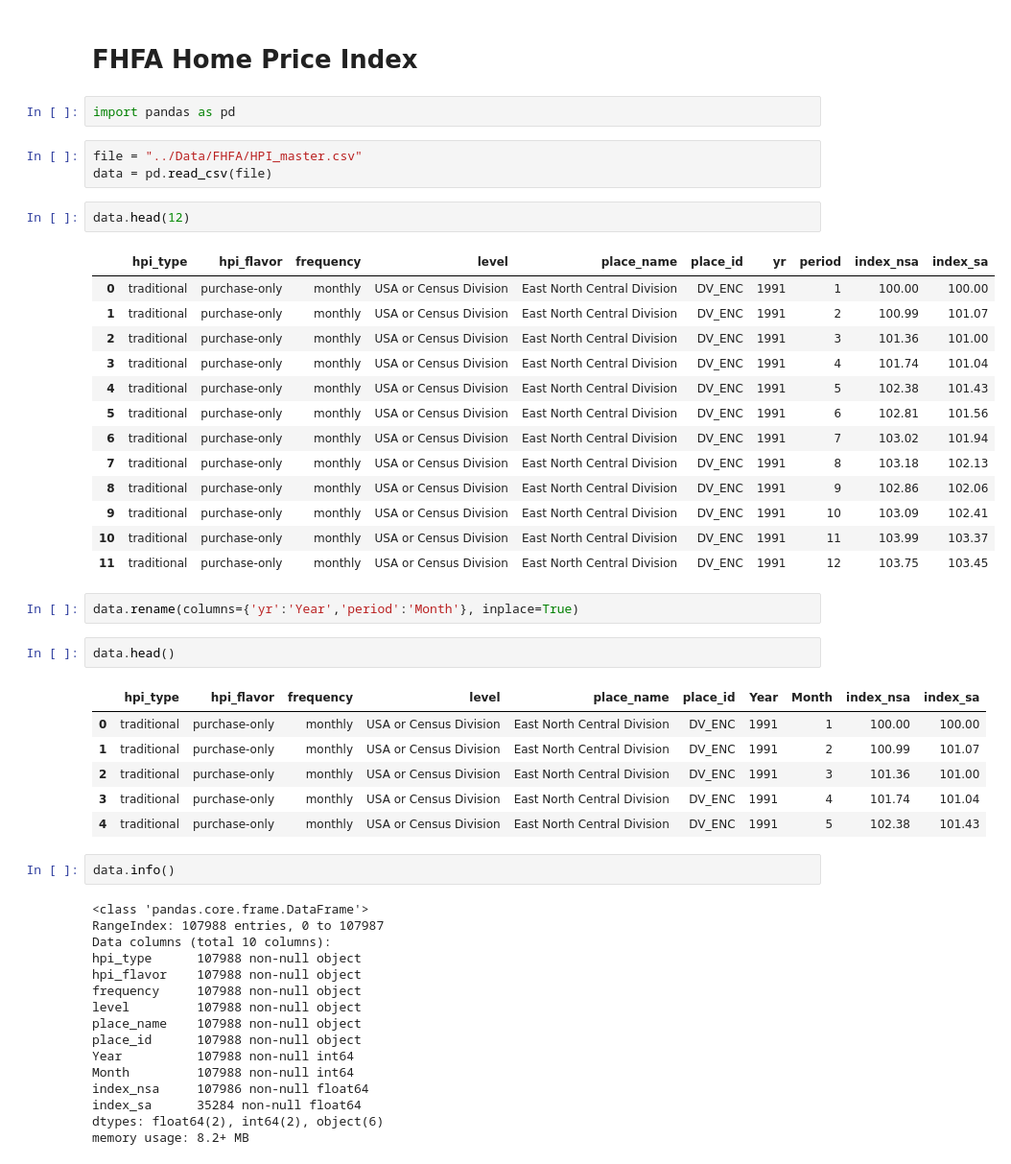
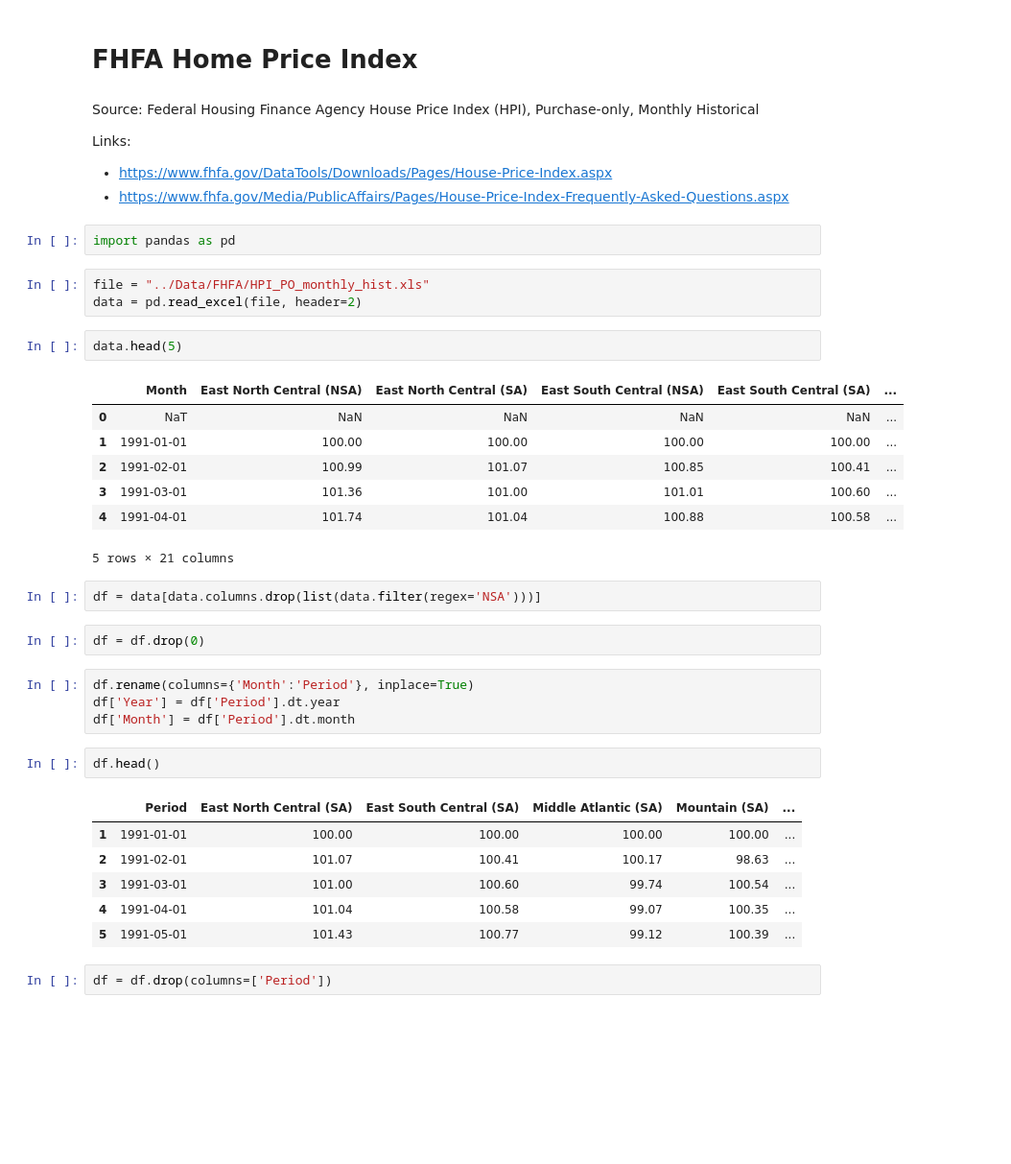
Before and after one commit to andrewboring/laughing-umbrella, a Jupyter notebook: Data-Cleanup/FHFA Home Price Index.ipynb, the cells around one changed output. Shown: that part at 96% size. Cells and saved outputs as stored; diff of their text form; blank space fills up the shorter version.

Commit message:
updated with purchase-only XLS file

```diff
--- a/Data-Cleanup/FHFA Home Price Index.ipynb
+++ b/Data-Cleanup/FHFA Home Price Index.ipynb
@@ -2,52 +3,42 @@
 # FHFA Home Price Index
+# %% [markdown]
+Source: Federal Housing Finance Agency House Price Index (HPI), Purchase-only, Monthly Historical
+
+Links:
+ - https://www.fhfa.gov/DataTools/Downloads/Pages/House-Price-Index.aspx
+ - https://www.fhfa.gov/Media/PublicAffairs/Pages/House-Price-Index-Frequently-Asked-Questions.aspx
 # %%
 import pandas as pd
 # %%
-file = "../Data/FHFA/HPI_master.csv"
-data = pd.read_csv(file)
+file = "../Data/FHFA/HPI_PO_monthly_hist.xls"
+data = pd.read_excel(file, header=2)
 # %%
-data.head(12)
+data.head(5)
 # %% [output]
-|  | hpi_type | hpi_flavor | frequency | level | place_name | place_id | yr | period | index_nsa | index_sa |
-| 0 | traditional | purchase-only | monthly | USA or Census Division | East North Central Division | DV_ENC | 1991 | 1 | 100.00 | 100.00 |
-| 1 | traditional | purchase-only | monthly | USA or Census Division | East North Central Division | DV_ENC | 1991 | 2 | 100.99 | 101.07 |
-| 2 | traditional | purchase-only | monthly | USA or Census Division | East North Central Division | DV_ENC | 1991 | 3 | 101.36 | 101.00 |
-| 3 | traditional | purchase-only | monthly | USA or Census Division | East North Central Division | DV_ENC | 1991 | 4 | 101.74 | 101.04 |
-| 4 | traditional | purchase-only | monthly | USA or Census Division | East North Central Division | DV_ENC | 1991 | 5 | 102.38 | 101.43 |
-| 5 | traditional | purchase-only | monthly | USA or Census Division | East North Central Division | DV_ENC | 1991 | 6 | 102.81 | 101.56 |
-| 6 | traditional | purchase-only | monthly | USA or Census Division | East North Central Division | DV_ENC | 1991 | 7 | 103.02 | 101.94 |
-| 7 | traditional | purchase-only | monthly | USA or Census Division | East North Central Division | DV_ENC | 1991 | 8 | 103.18 | 102.13 |
-| 8 | traditional | purchase-only | monthly | USA or Census Division | East North Central Division | DV_ENC | 1991 | 9 | 102.86 | 102.06 |
-| 9 | traditional | purchase-only | monthly | USA or Census Division | East North Central Division | DV_ENC | 1991 | 10 | 103.09 | 102.41 |
-| 10 | traditional | purchase-only | monthly | USA or Census Division | East North Central Division | DV_ENC | 1991 | 11 | 103.99 | 103.37 |
-| 11 | traditional | purchase-only | monthly | USA or Census Division | East North Central Division | DV_ENC | 1991 | 12 | 103.75 | 103.45 |
+|  | Month | East North Central (NSA) | East North Central (SA) | East South Central (NSA) | East South Central (SA) | ... |
+| 0 | NaT | NaN | NaN | NaN | NaN | ... |
+| 1 | 1991-01-01 | 100.00 | 100.00 | 100.00 | 100.00 | ... |
+| 2 | 1991-02-01 | 100.99 | 101.07 | 100.85 | 100.41 | ... |
+| 3 | 1991-03-01 | 101.36 | 101.00 | 101.01 | 100.60 | ... |
+| 4 | 1991-04-01 | 101.74 | 101.04 | 100.88 | 100.58 | ... |
+5 rows × 21 columns
-# %%
-data.rename(columns={'yr':'Year','period':'Month'}, inplace=True)
+# %%
+df = data[data.columns.drop(list(data.filter(regex='NSA')))]
+# %%
+df = df.drop(0)
+# %%
+df.rename(columns={'Month':'Period'}, inplace=True)
+df['Year'] = df['Period'].dt.year
+df['Month'] = df['Period'].dt.month
 # %%
-data.head()
+df.head()
 # %% [output]
-|  | hpi_type | hpi_flavor | frequency | level | place_name | place_id | Year | Month | index_nsa | index_sa |
-| 0 | traditional | purchase-only | monthly | USA or Census Division | East North Central Division | DV_ENC | 1991 | 1 | 100.00 | 100.00 |
-| 1 | traditional | purchase-only | monthly | USA or Census Division | East North Central Division | DV_ENC | 1991 | 2 | 100.99 | 101.07 |
-| 2 | traditional | purchase-only | monthly | USA or Census Division | East North Central Division | DV_ENC | 1991 | 3 | 101.36 | 101.00 |
-| 3 | traditional | purchase-only | monthly | USA or Census Division | East North Central Division | DV_ENC | 1991 | 4 | 101.74 | 101.04 |
-| 4 | traditional | purchase-only | monthly | USA or Census Division | East North Central Division | DV_ENC | 1991 | 5 | 102.38 | 101.43 |
+|  | Period | East North Central (SA) | East South Central (SA) | Middle Atlantic (SA) | Mountain (SA) | ... |
+| 1 | 1991-01-01 | 100.00 | 100.00 | 100.00 | 100.00 | ... |
+| 2 | 1991-02-01 | 101.07 | 100.41 | 100.17 | 98.63 | ... |
+| 3 | 1991-03-01 | 101.00 | 100.60 | 99.74 | 100.54 | ... |
+| 4 | 1991-04-01 | 101.04 | 100.58 | 99.07 | 100.35 | ... |
+| 5 | 1991-05-01 | 101.43 | 100.77 | 99.12 | 100.39 | ... |
-# %%
-data.info()
-# %% [output]
-<class 'pandas.core.frame.DataFrame'>
-RangeIndex: 107988 entries, 0 to 107987
-Data columns (total 10 columns):
-hpi_type      107988 non-null object
-hpi_flavor    107988 non-null object
-frequency     107988 non-null object
-level         107988 non-null object
-place_name    107988 non-null object
-place_id      107988 non-null object
-Year          107988 non-null int64
-Month         107988 non-null int64
-index_nsa     107986 non-null float64
-index_sa      35284 non-null float64
-dtypes: float64(2), int64(2), object(6)
-memory usage: 8.2+ MB
+# %%
+df = df.drop(columns=['Period'])
 # %%
```
Also changed, not shown: parts of 9 cells of this notebook, 1 other file.
